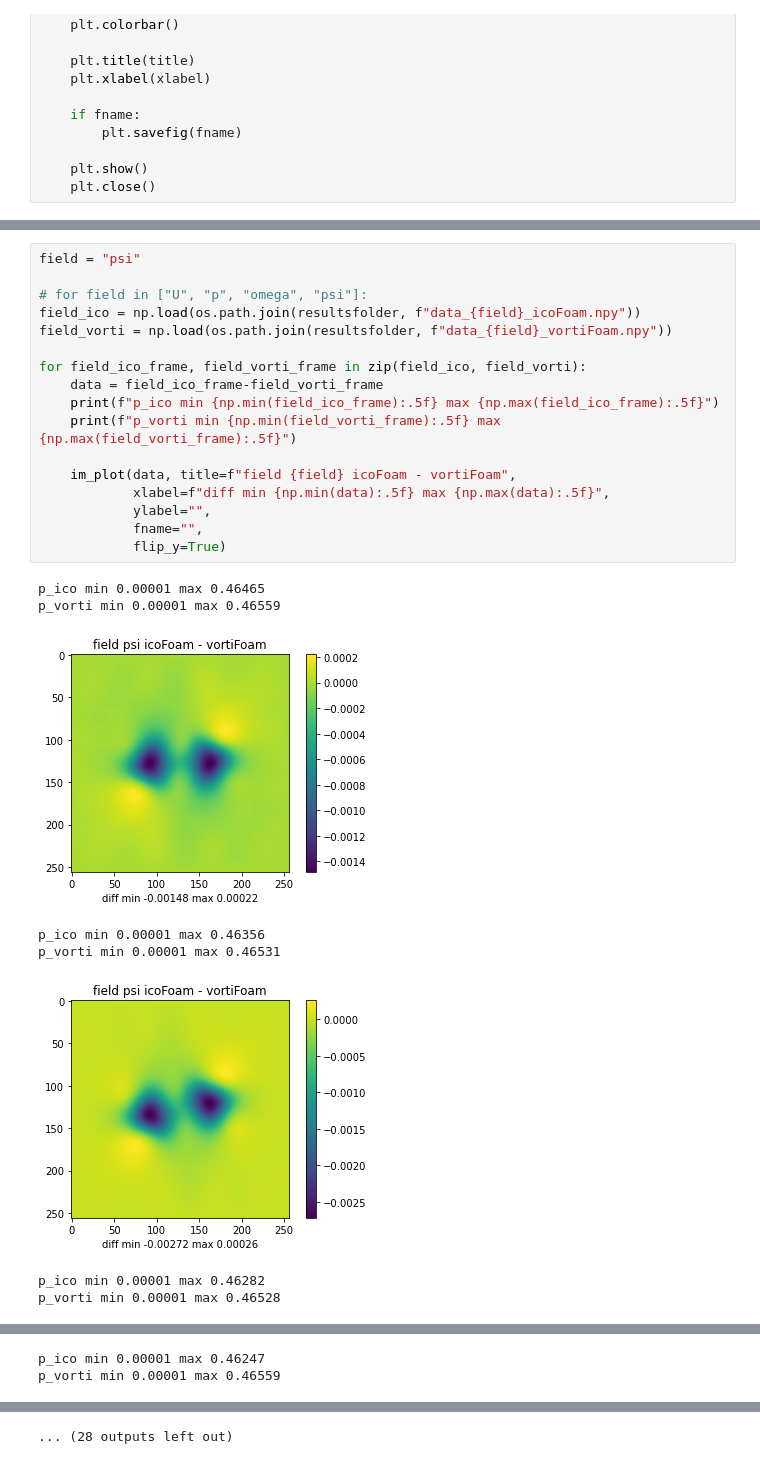
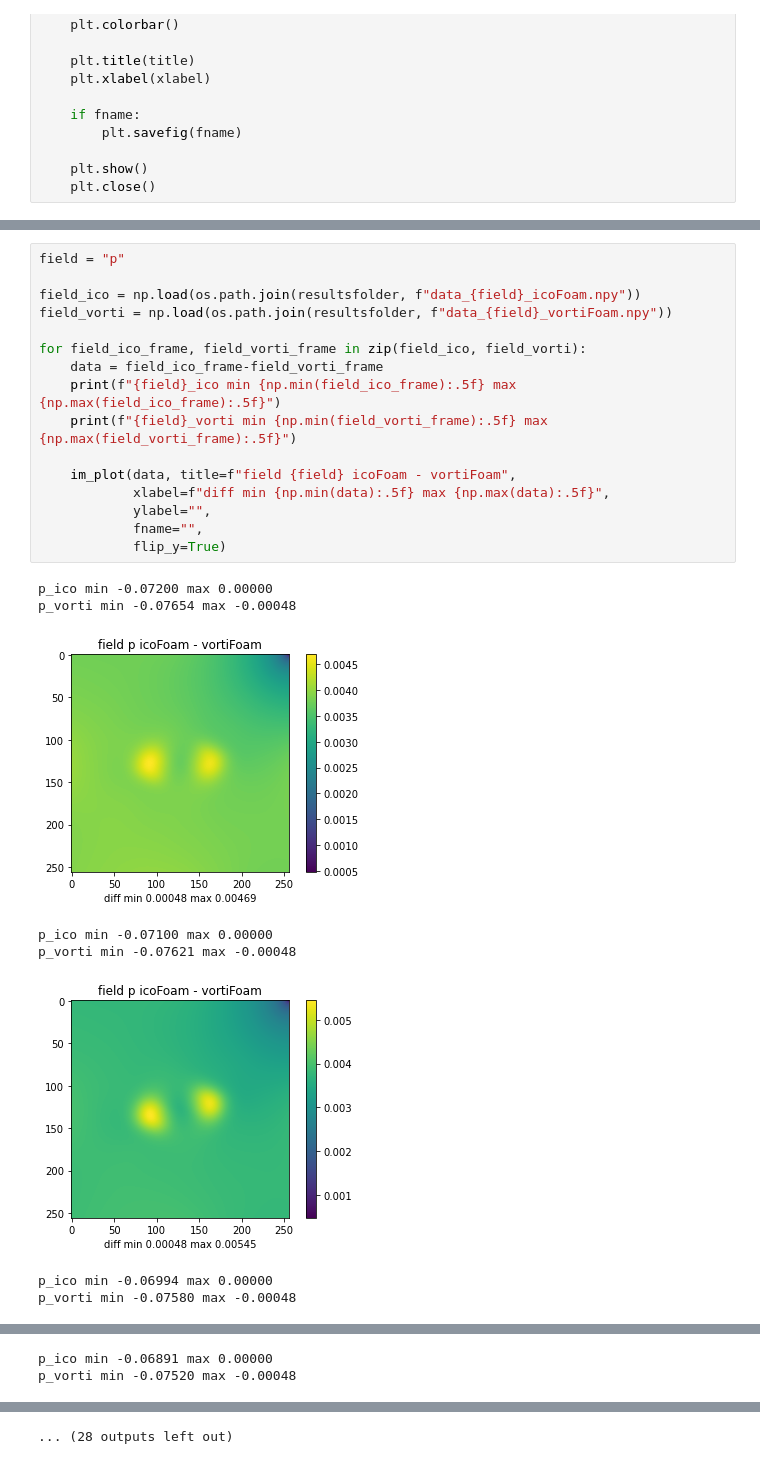
Before and after one commit to lfabris-mhpc/MACFD2023, a Jupyter notebook: exercises/vortexMerge_analysis.ipynb, the cells around one changed output, grey strips where cells are left out. Saved outputs shown, nothing was run; the diff lists cells and outputs as text.

```diff
--- a/exercises/vortexMerge_analysis.ipynb
+++ b/exercises/vortexMerge_analysis.ipynb
@@ -259,26 +291,25 @@ error_time_plot(timeticks, 100 * diff_refs,
 # %%
-field = "psi"
+field = "p"
 
-# for field in ["U", "p", "omega", "psi"]:
 field_ico = np.load(os.path.join(resultsfolder, f"data_{field}_icoFoam.npy"))
 field_vorti = np.load(os.path.join(resultsfolder, f"data_{field}_vortiFoam.npy"))
 
 for field_ico_frame, field_vorti_frame in zip(field_ico, field_vorti):
     data = field_ico_frame-field_vorti_frame
-    print(f"p_ico min {np.min(field_ico_frame):.5f} max {np.max(field_ico_frame):.5f}")
-    print(f"p_vorti min {np.min(field_vorti_frame):.5f} max {np.max(field_vorti_frame):.5f}")
+    print(f"{field}_ico min {np.min(field_ico_frame):.5f} max {np.max(field_ico_frame):.5f}")
+    print(f"{field}_vorti min {np.min(field_vorti_frame):.5f} max {np.max(field_vorti_frame):.5f}")
 
     im_plot(data, title=f"field {field} icoFoam - vortiFoam",
             xlabel=f"diff min {np.min(data):.5f} max {np.max(data):.5f}",
             ylabel="",
             fname="",
             flip_y=True)
 # %% [output]
-p_ico min 0.00001 max 0.46465
-p_vorti min 0.00001 max 0.46559
+p_ico min -0.07200 max 0.00000
+p_vorti min -0.07654 max -0.00048
-[figure, old version]
+[figure, new version]
-p_ico min 0.00001 max 0.46356
-p_vorti min 0.00001 max 0.46531
+p_ico min -0.07100 max 0.00000
+p_vorti min -0.07621 max -0.00048
-[figure, old version]
+[figure, new version]
-p_ico min 0.00001 max 0.46282
-p_vorti min 0.00001 max 0.46528
+p_ico min -0.06994 max 0.00000
+p_vorti min -0.07580 max -0.00048
@@ -286,2 +317,2 @@ p_vorti min 0.00001 max 0.46528
-p_ico min 0.00001 max 0.46247
-p_vorti min 0.00001 max 0.46559
+p_ico min -0.06891 max 0.00000
+p_vorti min -0.07520 max -0.00048
```
Also changed, not shown: parts of 5 cells of this notebook.
